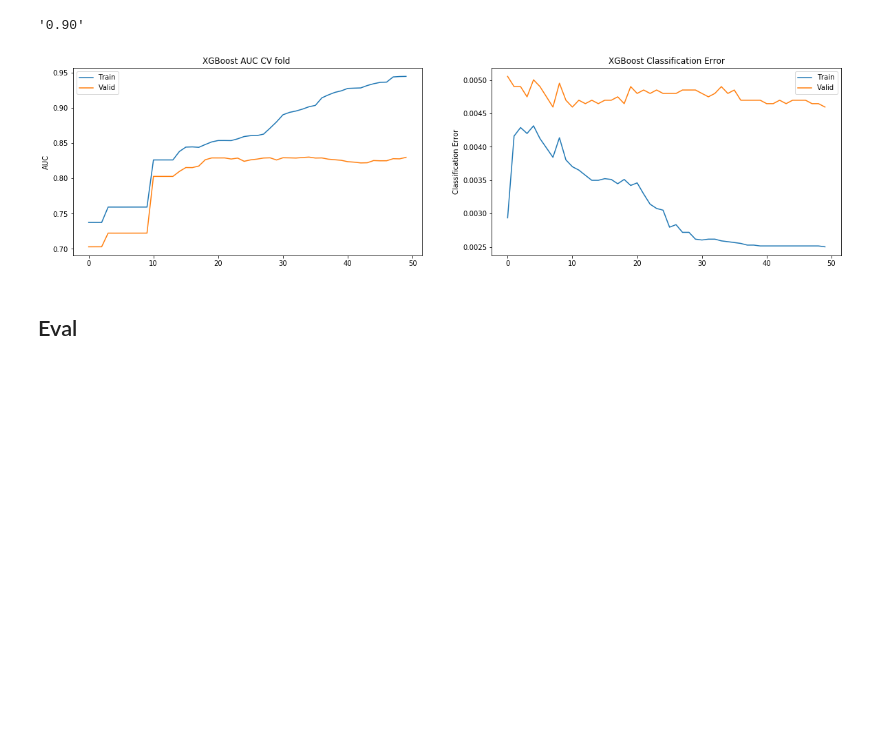
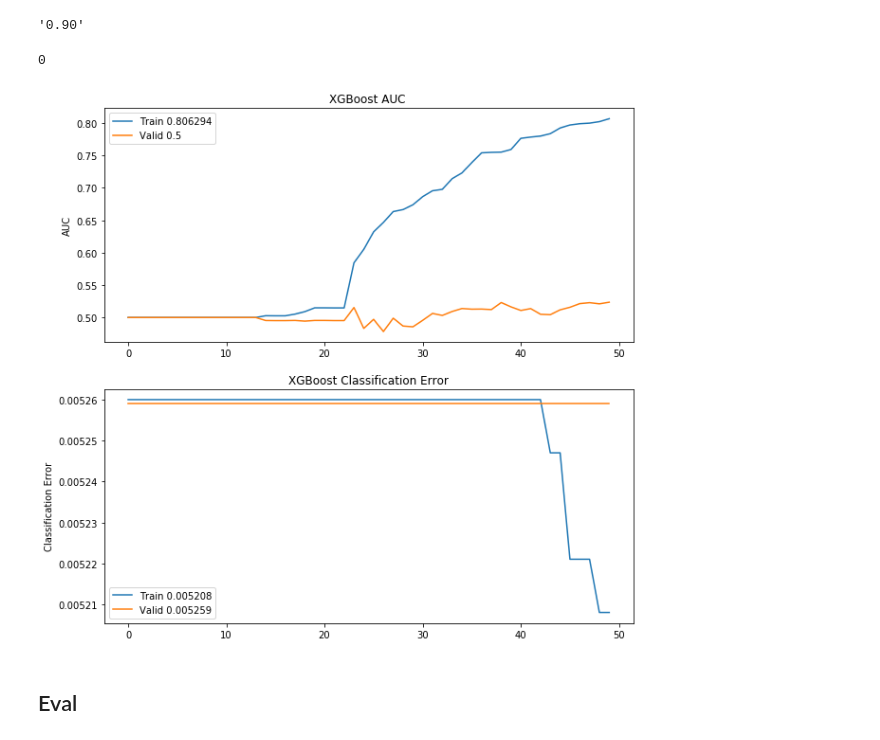
Before and after one commit to romirmoza/omop-cdm-postgresql, a Jupyter notebook: XGB_model_4.ipynb, the cells around one changed output. Cells and saved outputs as stored; diff of their text form; code cells hidden in the pictures; blank space fills up the shorter version.

Commit message:
updated xgb model notebooks

```diff
--- a/XGB_model_4.ipynb
+++ b/XGB_model_4.ipynb
@@ -53,10 +54,14 @@ print('Memory usage is {:.2f} MB'.format(start_mem))
 # %% [output]
 Memory usage is 175.56 MB
 # %%
-train = train.fillna(0)
-train.old = train.old.astype(int)
-for c in train.columns[train.columns.str.startswith('days')]:
-    train[c] = train[c].astype(int)
+def cols_toint(df):
+    df = df.fillna(0)
+    df.old = df.old.astype(int)
+    for c in df.columns[df.columns.str.startswith('days')]:
+        df[c] = df[c].astype(int)
+    return df
+# %%
+train = cols_toint(train)
 # %%
 def reduce_mem_usage(df):
     '''https://www.mikulskibartosz.name/how-to-reduce-memory-usage-in-pandas/'''
@@ -160,6 +195,8 @@ train.describe().T
 train.shape
 # %% [output]
 (97918, 235)
+# %%
+train = train.drop(train.columns[train.columns.str.startswith('days_since')], axis=1)
 # %%
 X = train.drop(['death_in_next_window','person_id'], axis = 1)
 train_features = X.columns.values
@@ -227,7 +258,6 @@ params = {
 
 num_round = 1000
 # %%
-df_preds = pd.DataFrame()
 evals_result ={}
 
 from sklearn.model_selection import train_test_split
@@ -238,28 +268,32 @@ d_train = xgb.DMatrix(X_train, y_train, feature_names=train_features)
 d_valid = xgb.DMatrix(X_valid, y_valid,  feature_names=train_features)
 watchlist = [(d_train, 'train'), (d_valid, 'valid')]
 
-xgb_model = xgb.train(params, d_train, num_round, watchlist,
-                      early_stopping_rounds=50, maximize=True,
-                      evals_result=evals_result,
-                      verbose_eval=False)
+xgb_model = xgb.train(params=params, dtrain=d_train, num_boost_round=num_round,
+                      evals=watchlist, evals_result=evals_result,
+                      early_stopping_rounds=50, verbose_eval=False)
+xgb_model.best_iteration
+# %% [output]
+0
 # %%
 # plot learning curve
 epochs = len(evals_result['train']['auc'])
 x_axis = range(0, epochs)
-fig, (ax1, ax2) = plt.subplots(1,2, figsize=(20,5))
-ax1.plot(x_axis, evals_result['train']['auc'], label='Train')
-ax1.plot(x_axis, evals_result['valid']['auc'], label='Valid')
+fig, (ax1, ax2) = plt.subplots(2,1, figsize=(10,10))
+ax1.plot(x_axis, evals_result['train']['auc'], label='Train '+str(evals_result['train']['auc'][-1]))
+ax1.plot(x_axis, evals_result['valid']['auc'], label='Valid '+str(evals_result['valid']['auc'][xgb_model.best_iteration]))
+ax1.ticklabel_format(useOffset=False, style='plain')
 ax1.legend()
 ax1.set_ylabel('AUC')
-ax1.set_title('XGBoost AUC CV fold ')
-ax2.plot(x_axis, evals_result['train']['error'], label='Train')
-ax2.plot(x_axis, evals_result['valid']['error'], label='Valid')
+ax1.set_title('XGBoost AUC ')
+ax2.plot(x_axis, evals_result['train']['error'], label='Train '+str(evals_result['train']['error'][-1]))
+ax2.plot(x_axis, evals_result['valid']['error'], label='Valid '+str(evals_result['valid']['error'][xgb_model.best_iteration]))
+ax2.ticklabel_format(useOffset=False, style='plain')
 ax2.legend()
 ax2.set_ylabel('Classification Error')
 ax2.set_title('XGBoost Classification Error')
 plt.show()
 # %% [output]
-[figure, old version]
+[figure, new version]
 # %%
 # Predict on test data
 d_test = xgb.DMatrix(X_test, y_test, feature_names=test_features)
```
Also changed, not shown: parts of 14 cells of this notebook, 1 other file.
